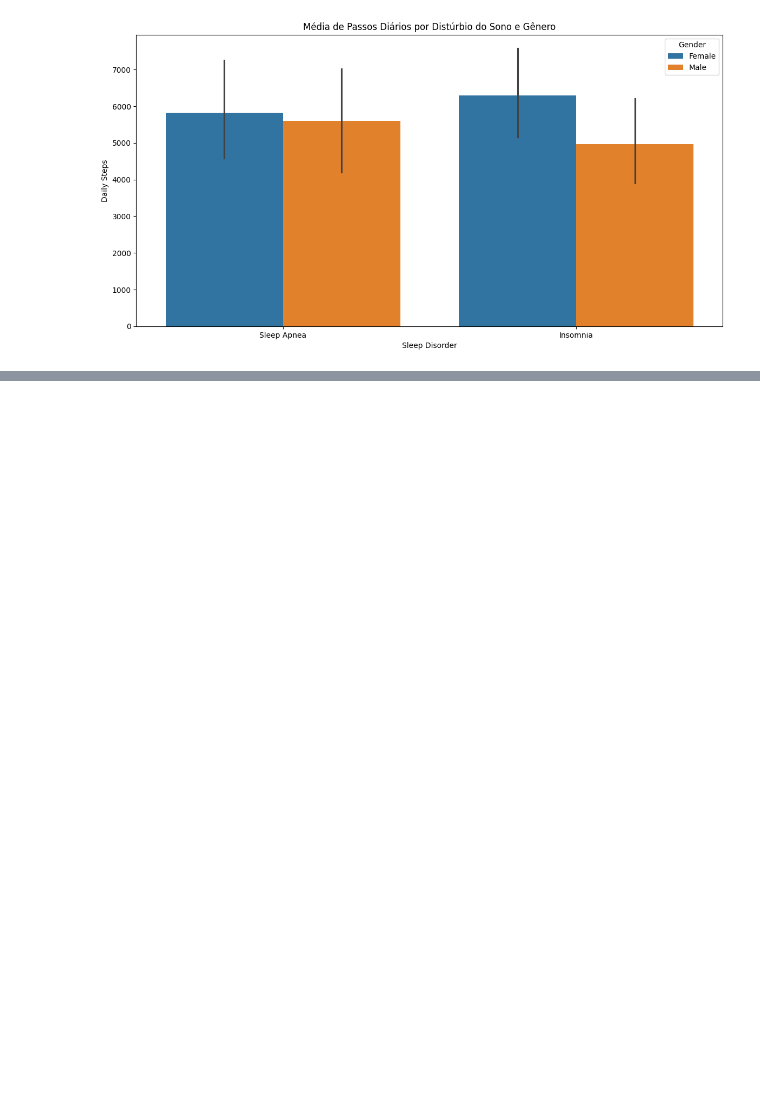
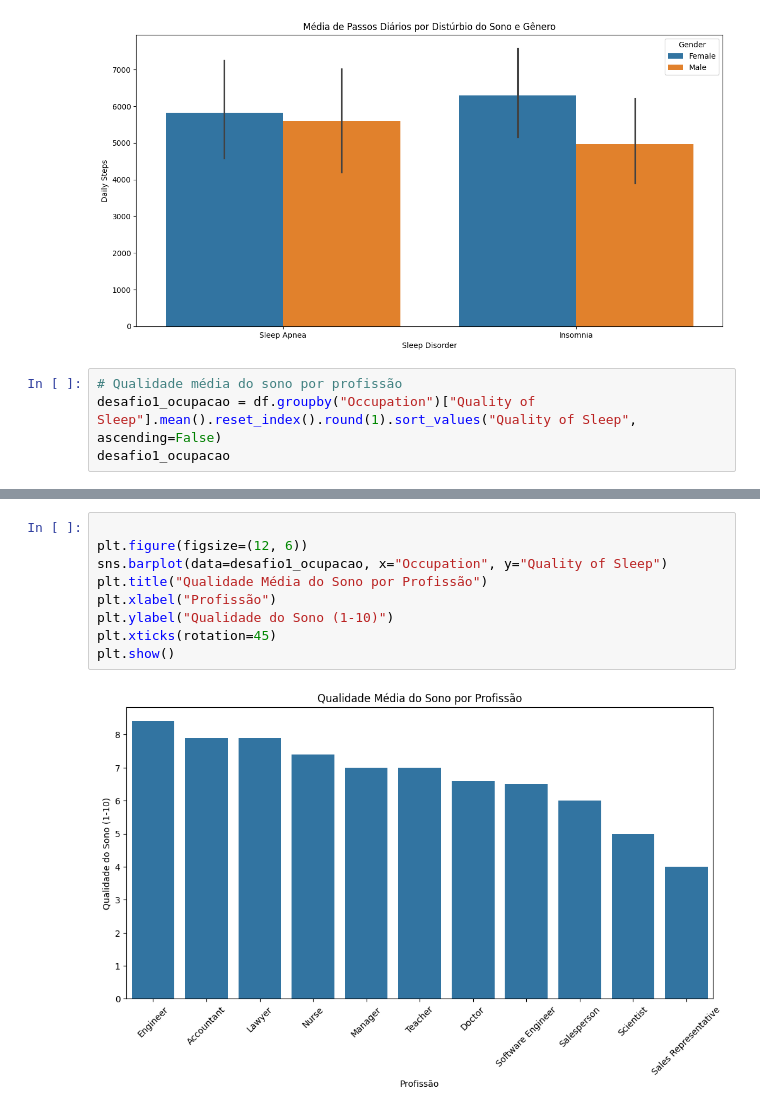
Before and after one commit to enzobanin/AnaliseDeDados, a Jupyter notebook: sonoEstiloDeVida.ipynb, the cells around one changed output, grey strips where cells are left out. Cells and saved outputs as stored; diff of their text form; blank space fills up the shorter version.

Commit message:
Add análise do Desafio 01: qualidade do sono por profissão

```diff
--- a/sonoEstiloDeVida.ipynb
+++ b/sonoEstiloDeVida.ipynb
@@ -216,3 +216,7 @@ plt.title("Média de Passos Diários por Distúrbio do Sono e Gênero")
 plt.show()
 # %% [output]
 [figure]
+# %%
+# Qualidade média do sono por profissão
+desafio1_ocupacao = df.groupby("Occupation")["Quality of Sleep"].mean().reset_index().round(1).sort_values("Quality of Sleep", ascending=False)
+desafio1_ocupacao
@@ -218,0 +236,11 @@ plt.show()
+# %%
+
+plt.figure(figsize=(12, 6))
+sns.barplot(data=desafio1_ocupacao, x="Occupation", y="Quality of Sleep")
+plt.title("Qualidade Média do Sono por Profissão")
+plt.xlabel("Profissão")
+plt.ylabel("Qualidade do Sono (1-10)")
+plt.xticks(rotation=45)
+plt.show()
+# %% [output]
+[figure, added]
```
Also changed, not shown: parts of 1 cell of this notebook.
